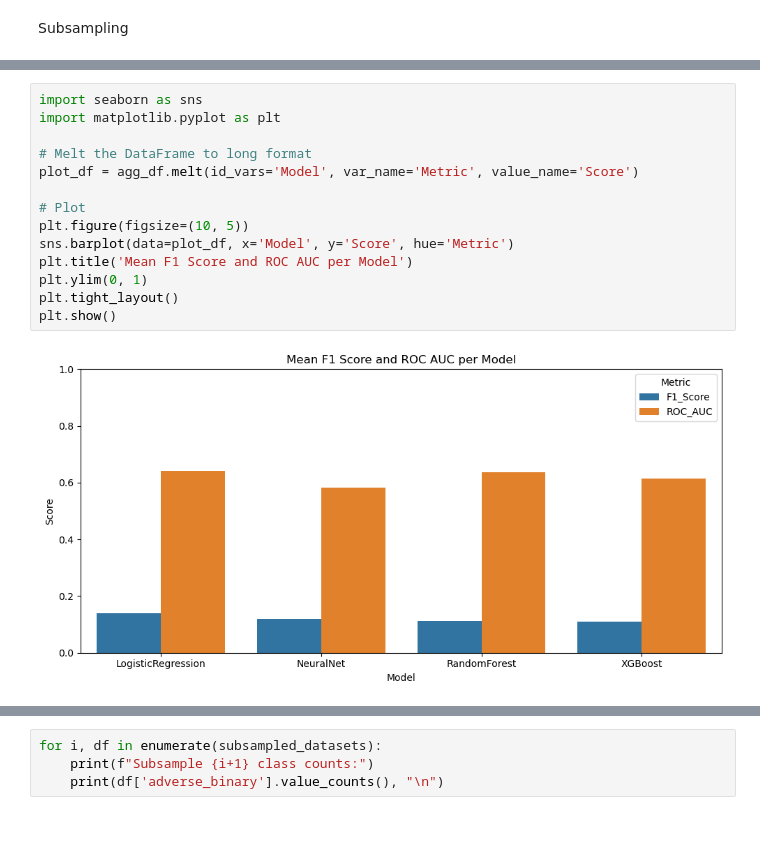
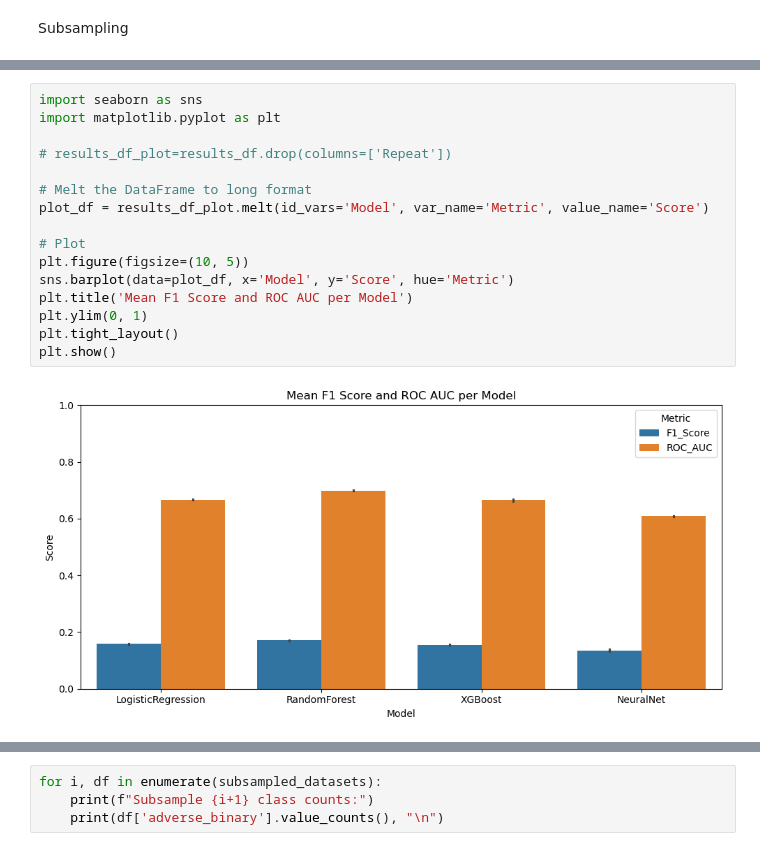
Before and after one commit to aabbylam/hda-project, a Jupyter notebook: rq1/adverse_binary.ipynb, the cells around one changed output, grey strips where cells are left out. Cells and saved outputs as stored; diff of their text form.

```diff
--- a/rq1/adverse_binary.ipynb
+++ b/rq1/adverse_binary.ipynb
@@ -289,16 +276,18 @@ Parameters: { "use_label_encoder" } are not used.
 # %%
 import seaborn as sns
 import matplotlib.pyplot as plt
 
+# results_df_plot=results_df.drop(columns=['Repeat'])
+
 # Melt the DataFrame to long format
-plot_df = agg_df.melt(id_vars='Model', var_name='Metric', value_name='Score')
+plot_df = results_df_plot.melt(id_vars='Model', var_name='Metric', value_name='Score')
 
 # Plot
 plt.figure(figsize=(10, 5))
 sns.barplot(data=plot_df, x='Model', y='Score', hue='Metric')
 plt.title('Mean F1 Score and ROC AUC per Model')
 plt.ylim(0, 1)
 plt.tight_layout()
 plt.show()
 # %% [output]
-[figure, old version]
+[figure, new version]
```
Also changed, not shown: parts of 15 cells of this notebook, 1 other file.
